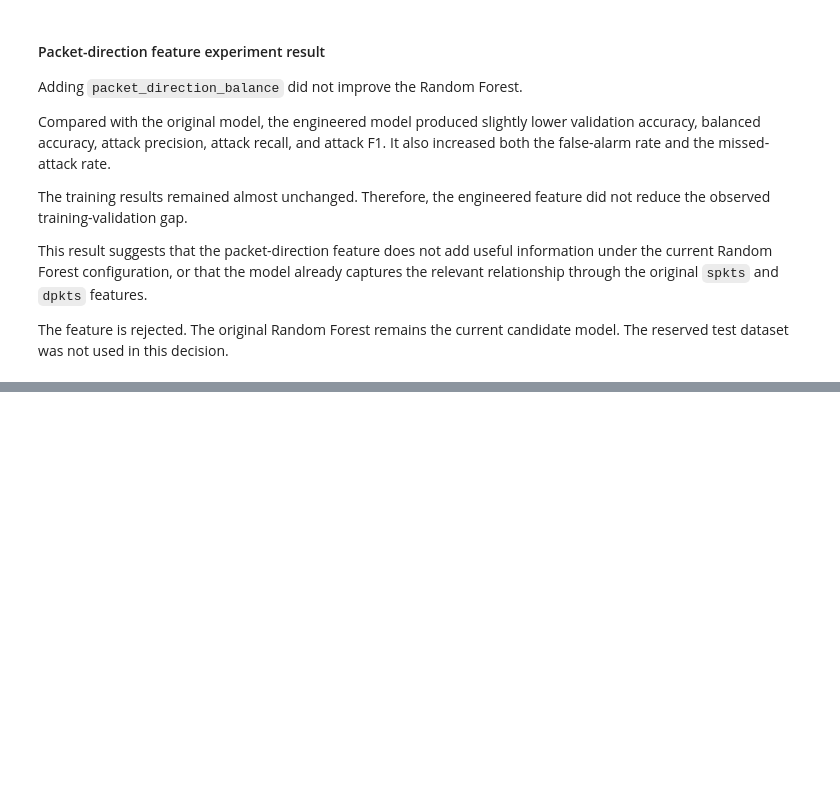
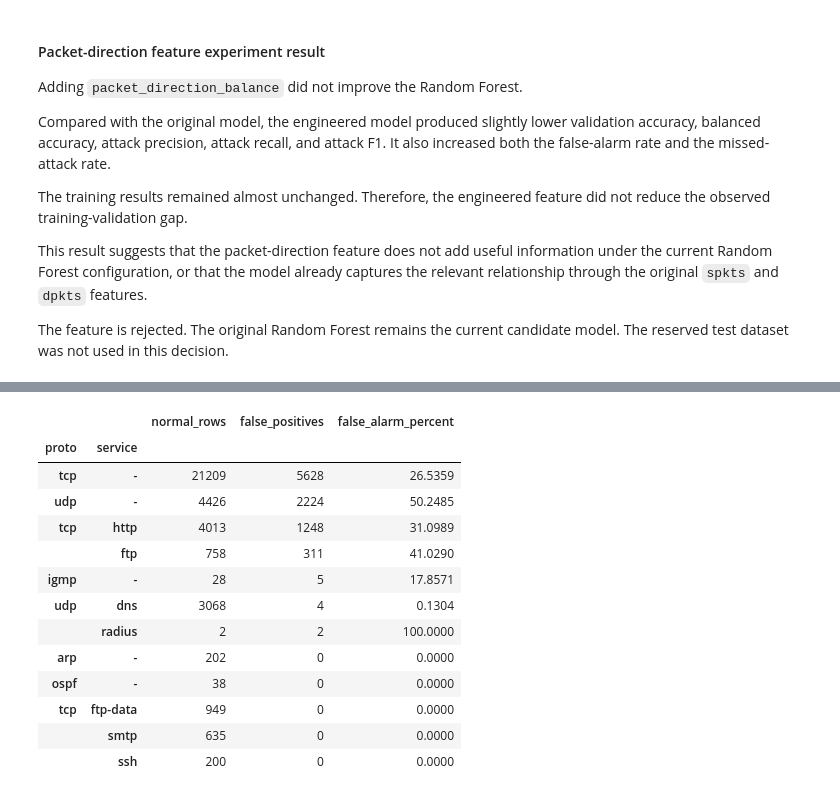
Before and after one commit to ChanulPathirana/NetGuard-ML, a Jupyter notebook: notebooks/05_clean_baseline.ipynb, the cells around one changed output, grey strips where cells are left out. Cells and saved outputs as stored; diff of their text form; code cells hidden in the pictures; blank space fills up the shorter version.

```diff
--- a/notebooks/05_clean_baseline.ipynb
+++ b/notebooks/05_clean_baseline.ipynb
@@ -1297,0 +2242,52 @@ candidate model. The reserved test dataset was not used in this decision.
+# %%
+primary_actual_normal = final_error_analysis.loc[
+    final_error_analysis[TARGET] == 0
+]
+
+final_false_alarms_by_traffic = (
+    primary_actual_normal
+    .groupby(
+        ["proto", "service"],
+        dropna=False,
+    )
+    .agg(
+        normal_rows=(TARGET, "size"),
+        false_positives=("false_alarm", "sum"),
+        false_alarm_rate=("false_alarm", "mean"),
+    )
+    .sort_values(
+        ["false_positives", "false_alarm_rate"],
+        ascending=False,
+    )
+)
+
+final_false_alarms_by_traffic["false_alarm_percent"] = (
+    final_false_alarms_by_traffic[
+        "false_alarm_rate"
+    ] * 100
+)
+
+display(
+    final_false_alarms_by_traffic[
+        [
+            "normal_rows",
+            "false_positives",
+            "false_alarm_percent",
+        ]
+    ].head(20).round(4)
+)
+# %% [output]
+|  |  | normal_rows | false_positives | false_alarm_percent |
+| proto | service |  |  |  |
+| tcp | - | 21209 | 5628 | 26.5359 |
+| udp | - | 4426 | 2224 | 50.2485 |
+| tcp | http | 4013 | 1248 | 31.0989 |
+|  | ftp | 758 | 311 | 41.0290 |
+| igmp | - | 28 | 5 | 17.8571 |
+| udp | dns | 3068 | 4 | 0.1304 |
+|  | radius | 2 | 2 | 100.0000 |
+| arp | - | 202 | 0 | 0.0000 |
+| ospf | - | 38 | 0 | 0.0000 |
+| tcp | ftp-data | 949 | 0 | 0.0000 |
+|  | smtp | 635 | 0 | 0.0000 |
+|  | ssh | 200 | 0 | 0.0000 |
```
Also changed, not shown: parts of 27 cells of this notebook.
